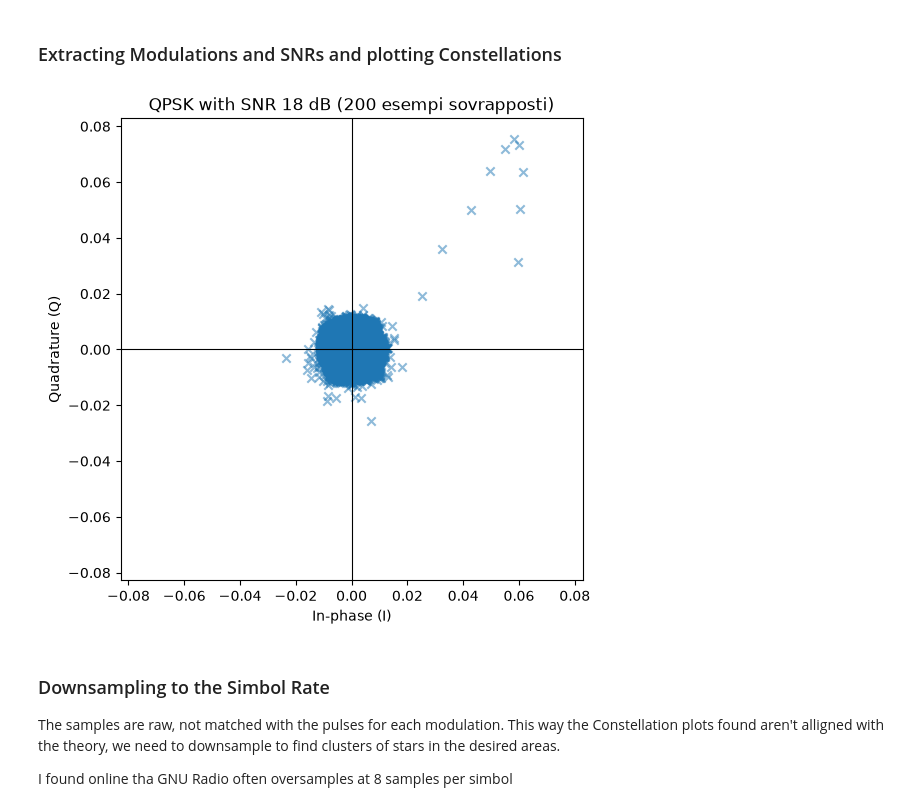
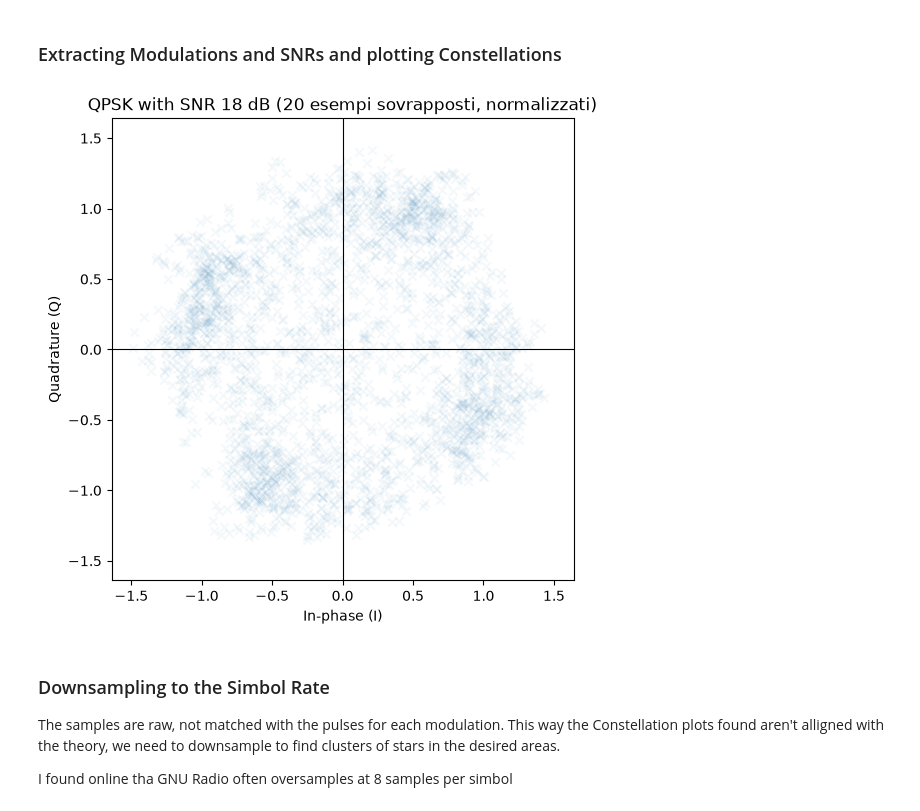
Before and after one commit to disodiso/SignalModulationClassificationRML2016, a Jupyter notebook: notebooks/cnn_rml2016.ipynb, the cells around one changed output. Saved outputs shown, nothing was run; the diff lists cells and outputs as text; code cells hidden in the pictures.

```diff
--- a/notebooks/cnn_rml2016.ipynb
+++ b/notebooks/cnn_rml2016.ipynb
@@ -24,34 +24,41 @@ Path to dataset files: /home/codespace/.cache/kagglehub/datasets/nolasthitnotomo
 # %%
 keys = data.keys()
 mods, snrs = zip(*keys)
 unique_mods = np.unique(mods)   # sorted numpy array of strings
 unique_snrs = np.unique(snrs)   # sorted numpy array of ints
 
 # unique_mods: '8PSK' 'AM-DSB' 'AM-SSB' 'BPSK' 'CPFSK' 'GFSK' 'PAM4' 'QAM16' 'QAM64''QPSK' 'WBFM'
 mod = 'QPSK'
 snr = 18
-num_examples = 200
+num_examples = 20
 
 examples = data[(mod, snr)][:num_examples]   # shape (num_examples, 2, 128)
 I = examples[:, 0, :]   # shape (num_examples, 128)
 Q = examples[:, 1, :]   # shape (num_examples, 128)
 
+# normalizziamo ogni esempio alla propria potenza RMS: il fading applicato dal
+# dataset fa variare molto l'ampiezza tra un esempio e l'altro, e senza
+# normalizzazione pochi esempi con ampiezza alta dominano la scala del plot
+example_rms = np.sqrt(np.mean(I ** 2 + Q ** 2, axis=1, keepdims=True))
+I = I / example_rms
+Q = Q / example_rms
+
 fig, ax = plt.subplots(figsize=(6, 6))
-ax.scatter(I, Q, marker='x', alpha=0.5)
+ax.scatter(I, Q, marker='x', alpha=0.05)
 ax.axhline(0, color='black', linewidth=0.8)
 ax.axvline(0, color='black', linewidth=0.8)
 
 limit = np.max(np.abs([I, Q])) * 1.1
 ax.set_xlim(-limit, limit)
 ax.set_ylim(-limit, limit)
 ax.set_aspect('equal', adjustable='box')
 
-ax.set_title(f'{mod} with SNR {snr} dB ({num_examples} esempi sovrapposti)')
+ax.set_title(f'{mod} with SNR {snr} dB ({num_examples} esempi sovrapposti, normalizzati)')
 ax.set_xlabel('In-phase (I)')
 ax.set_ylabel('Quadrature (Q)')
 plt.show()
 # %% [output]
-[figure, old version]
+[figure, new version]
 # %% [markdown]
 ### Downsampling to the Simbol Rate
  The samples are raw, not matched with the pulses for each modulation. This way the Constellation plots found aren't alligned with the theory, we need to downsample to find clusters of stars in the desired areas.
```
Also changed, not shown: parts of 5 cells of this notebook.
